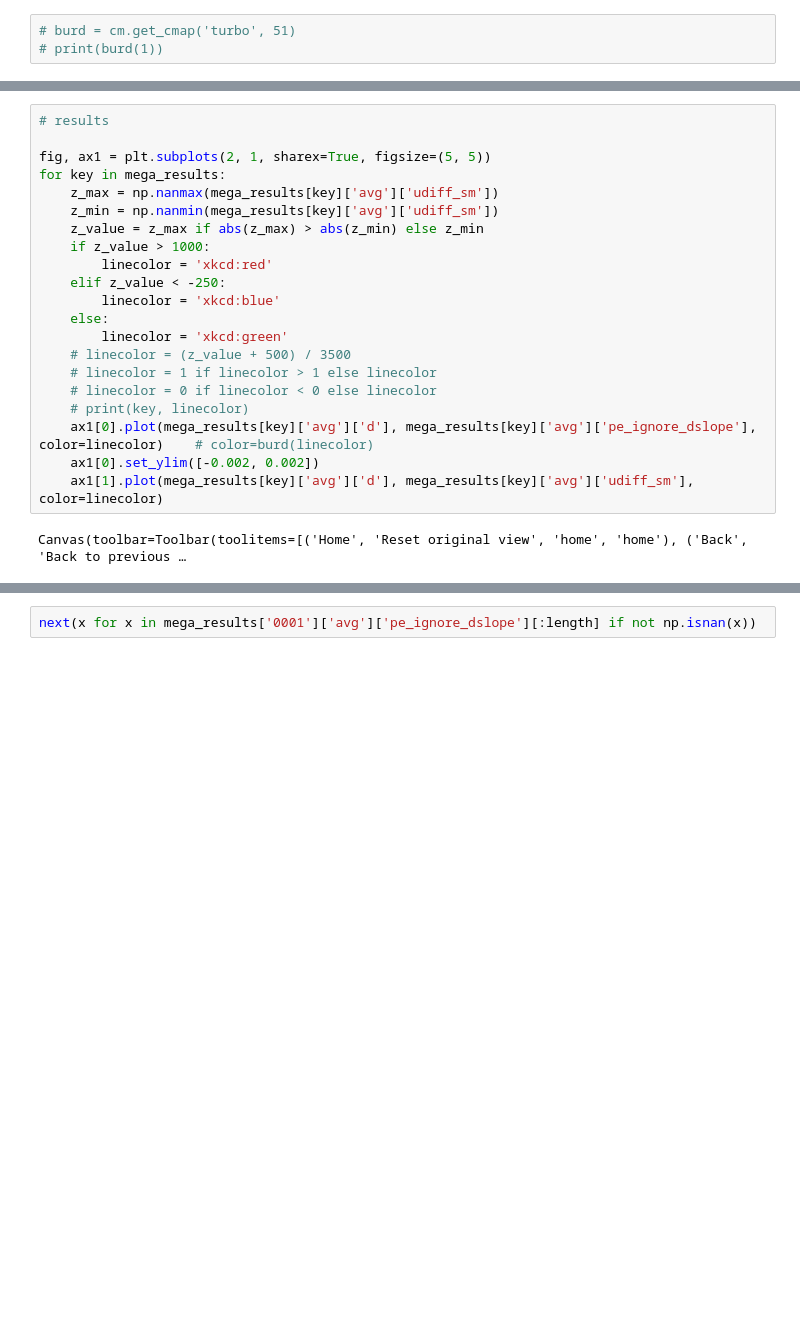
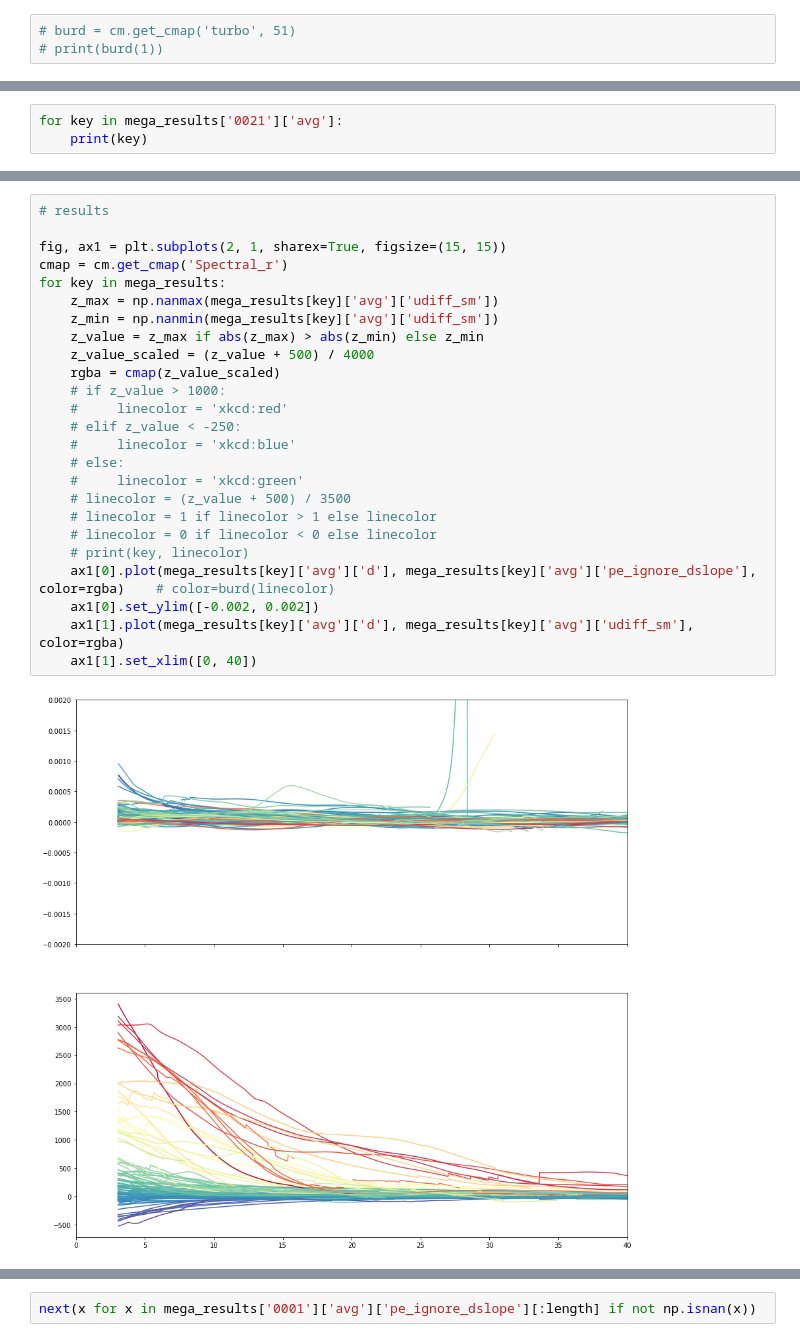
Before and after one commit to whyjz/pejzero, a Jupyter notebook: workflows/Pe-J0-Greenland-MultipleBasins-calc.ipynb, the cells around one changed output, grey strips where cells are left out. Drawn from its saved outputs; the diff is of its cells as text; blank space fills up the shorter version.

```diff
--- a/workflows/Pe-J0-Greenland-MultipleBasins-calc.ipynb
+++ b/workflows/Pe-J0-Greenland-MultipleBasins-calc.ipynb
@@ -117,0 +122,3 @@ The following cells visualize the results. <font color='blue'>I don't know if ma
+# %%
+for key in mega_results['0021']['avg']:
+    print(key)
@@ -118,24 +151,28 @@ The following cells visualize the results. <font color='blue'>I don't know if ma
 # %%
 # results
 
-fig, ax1 = plt.subplots(2, 1, sharex=True, figsize=(5, 5))
+fig, ax1 = plt.subplots(2, 1, sharex=True, figsize=(15, 15))
+cmap = cm.get_cmap('Spectral_r')
 for key in mega_results:
     z_max = np.nanmax(mega_results[key]['avg']['udiff_sm'])
     z_min = np.nanmin(mega_results[key]['avg']['udiff_sm'])
     z_value = z_max if abs(z_max) > abs(z_min) else z_min
-    if z_value > 1000:
-        linecolor = 'xkcd:red'
-    elif z_value < -250:
-        linecolor = 'xkcd:blue'
-    else:
-        linecolor = 'xkcd:green'
+    z_value_scaled = (z_value + 500) / 4000
+    rgba = cmap(z_value_scaled)
+    # if z_value > 1000:
+    #     linecolor = 'xkcd:red'
+    # elif z_value < -250:
+    #     linecolor = 'xkcd:blue'
+    # else:
+    #     linecolor = 'xkcd:green'
     # linecolor = (z_value + 500) / 3500
     # linecolor = 1 if linecolor > 1 else linecolor
     # linecolor = 0 if linecolor < 0 else linecolor
     # print(key, linecolor)
-    ax1[0].plot(mega_results[key]['avg']['d'], mega_results[key]['avg']['pe_ignore_dslope'], color=linecolor)    # color=burd(linecolor)
+    ax1[0].plot(mega_results[key]['avg']['d'], mega_results[key]['avg']['pe_ignore_dslope'], color=rgba)    # color=burd(linecolor)
     ax1[0].set_ylim([-0.002, 0.002])
-    ax1[1].plot(mega_results[key]['avg']['d'], mega_results[key]['avg']['udiff_sm'], color=linecolor)
+    ax1[1].plot(mega_results[key]['avg']['d'], mega_results[key]['avg']['udiff_sm'], color=rgba)
+    ax1[1].set_xlim([0, 40])
 # %% [output]
-Canvas(toolbar=Toolbar(toolitems=[('Home', 'Reset original view', 'home', 'home'), ('Back', 'Back to previous …
+[figure, added]
 # %%
```
Also changed, not shown: parts of 10 cells of this notebook, 1 other file.
